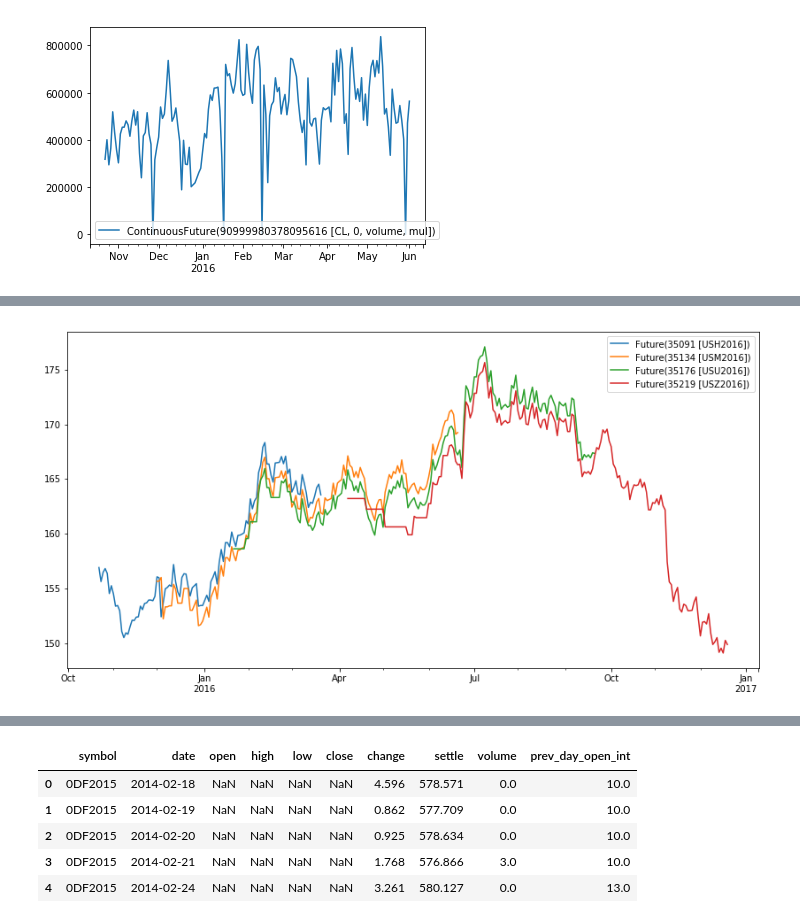
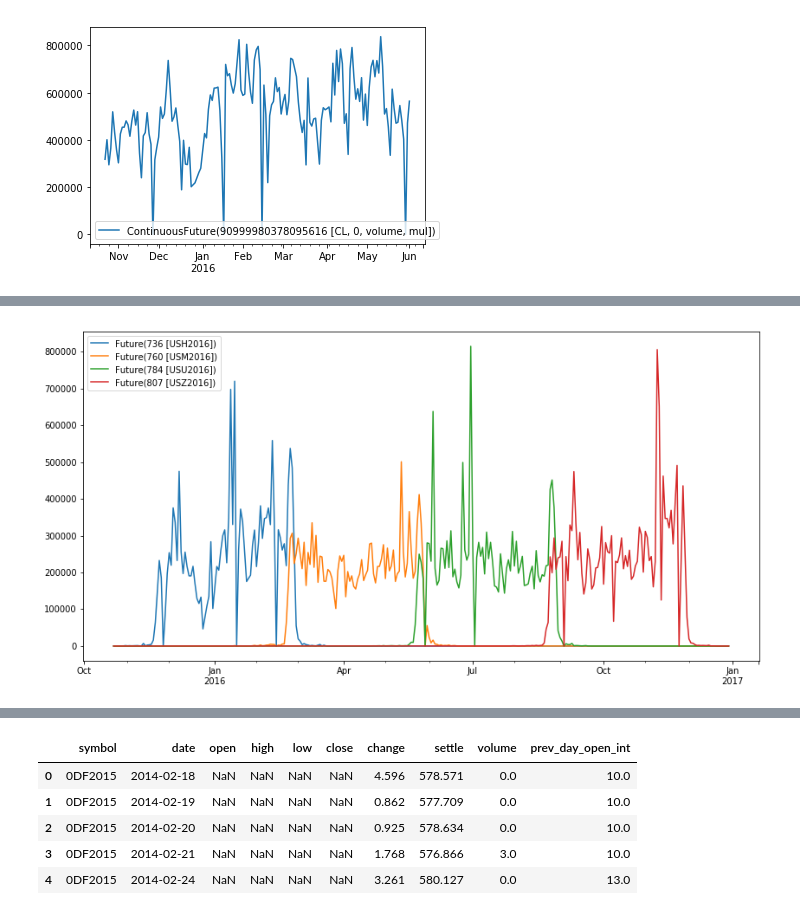
Before and after one commit to marketneutral/misc_research, a Jupyter notebook: zipline_install/Get Futures Data.ipynb, the cells around one changed output, grey strips where cells are left out. Saved outputs shown, nothing was run; the diff lists cells and outputs as text; code cells hidden in the pictures.

Commit message:
Update futures for multipliers

```diff
--- a/zipline_install/Get Futures Data.ipynb
+++ b/zipline_install/Get Futures Data.ipynb
@@ -369,5 +329,9 @@ dat.plot()
 # %%
-US_contracts = [bundle_data.asset_finder.lookup_future_symbol(x) for x in ['USH2016', 'USM2016', 'USU2016', 'USZ2016']]
+US_contracts = [
+    bundle_data.asset_finder.lookup_future_symbol(x)
+    for x
+    in ['USH2016', 'USM2016', 'USU2016', 'USZ2016']
+]
 # %%
 start_dt = pd.Timestamp('2015-10-21', tz='UTC', offset='C')
 end_dt = pd.Timestamp('2016-12-29', tz='UTC', offset='C')
@@ -375,15 +339,15 @@ end_dt = pd.Timestamp('2016-12-29', tz='UTC', offset='C')
 end_loc = trading_calendar.closes.index.get_loc(end_dt)
 start_loc = trading_calendar.closes.index.get_loc(start_dt)
 
-US_consecutive_contract_volume = history(
+us_consecutive_contract_volume = history(
     assets=US_contracts,
     end_dt=end_dt,
     bar_count=end_loc - start_loc,
     frequency='1d',
-    field='price',
+    field='volume',
     data_frequency='daily'
 )
 # %%
-US_consecutive_contract_volume.plot(figsize=(14,7));
+us_consecutive_contract_volume.plot(figsize=(14,7));
 # %% [output]
-[figure, old version]
+[figure, new version]
```
Also changed, not shown: parts of 30 cells of this notebook, 1 other file.
